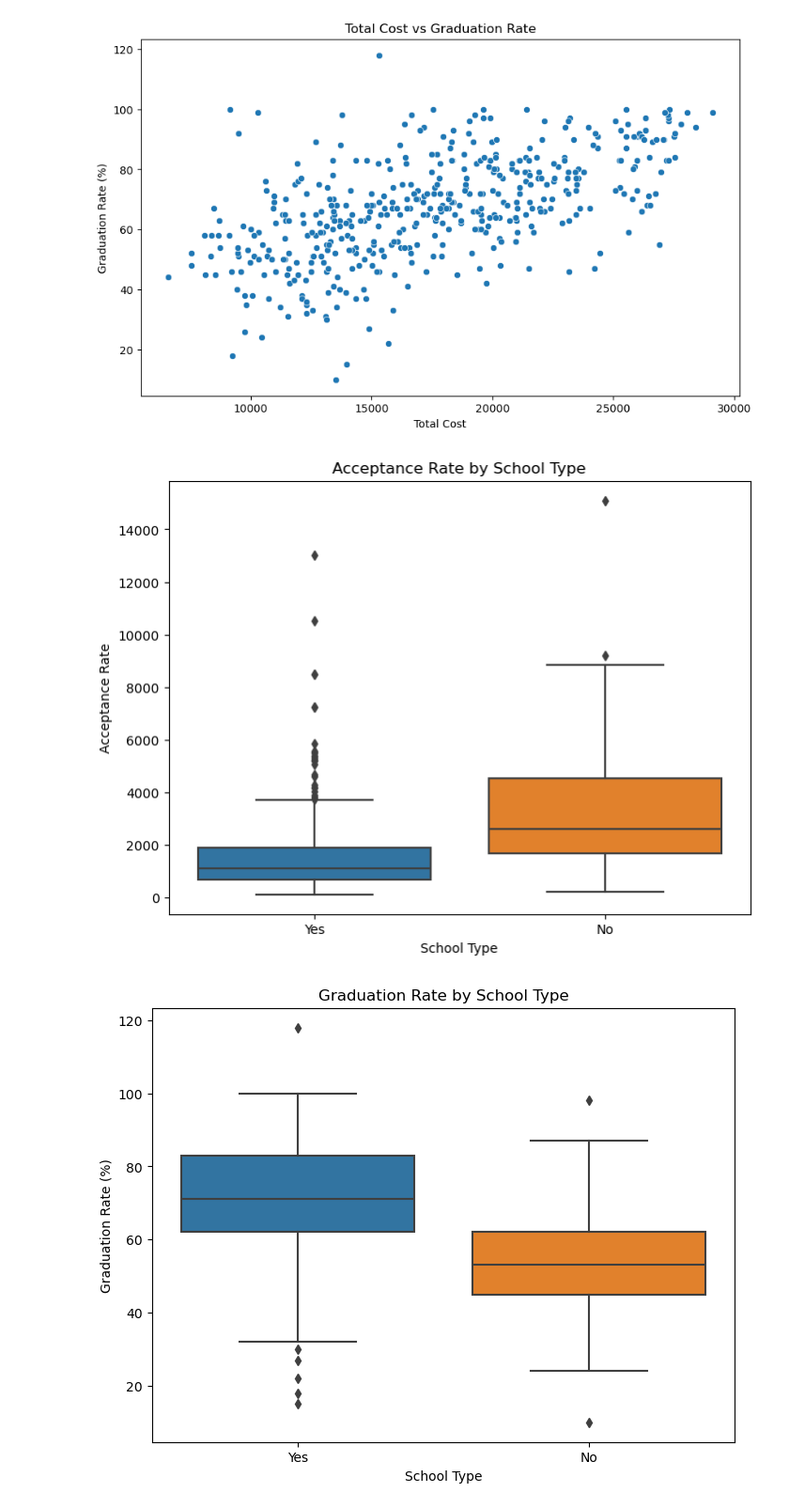
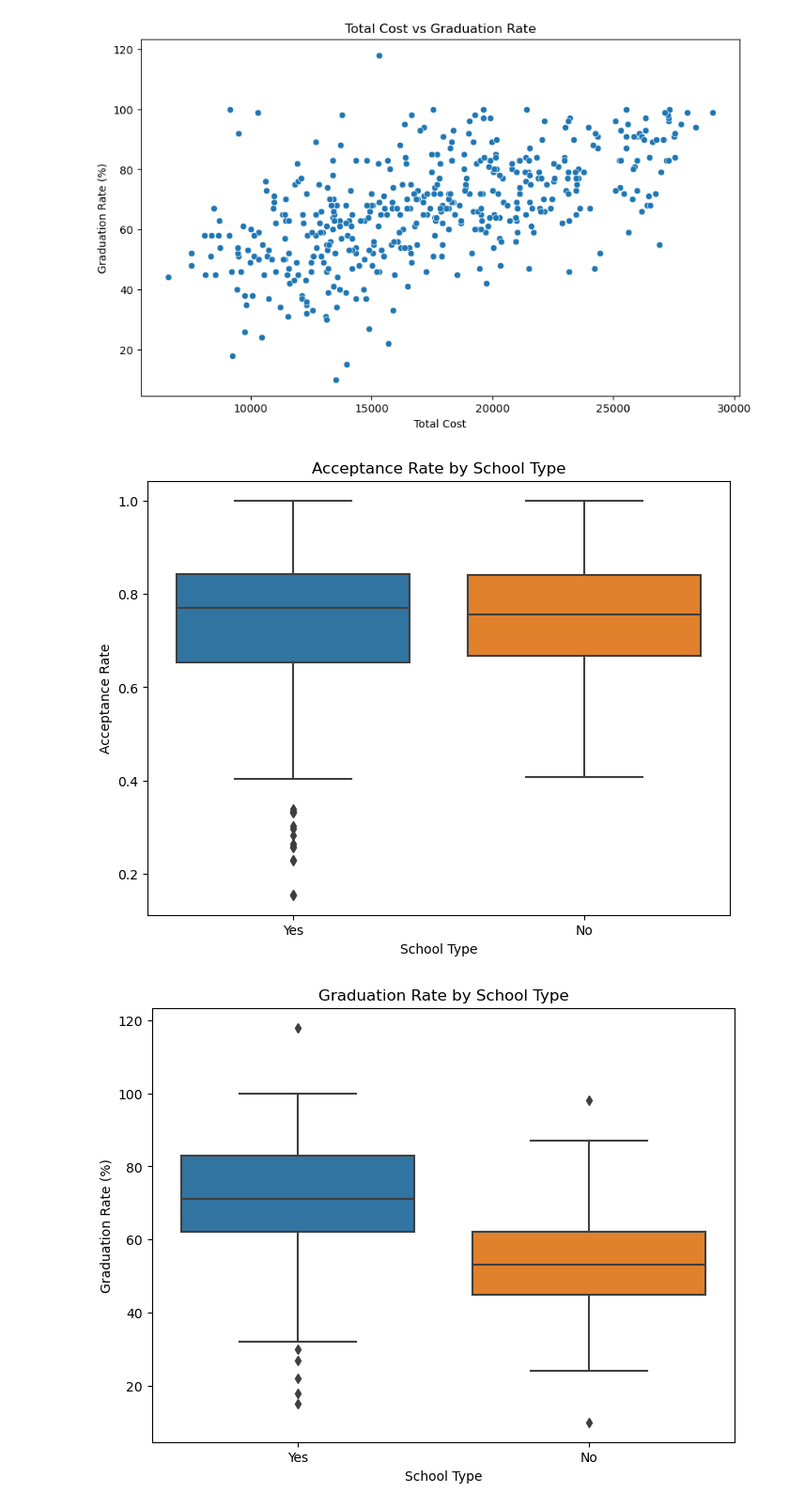
Before and after one commit to sWeeks99/Education_Trends_and_Opportunities, a Jupyter notebook: gulsens_analysis/gulsens_analysis.ipynb, the cells around one changed output. Shown: that part at 94% size. Cells and saved outputs as stored; diff of their text form; code cells hidden in the pictures.

Commit message:
Changing accept to Acceptance Rate

```diff
--- a/gulsens_analysis/gulsens_analysis.ipynb
+++ b/gulsens_analysis/gulsens_analysis.ipynb
@@ -207,13 +208,13 @@ plt.show()
 # %%
 # Box plot: Acceptance Rate by School Type
 plt.figure(figsize=(8, 6))
-sns.boxplot(x='Private', y='Accept', data=merged_data)
+sns.boxplot(x='Private', y='Acceptance Rate', data=merged_data)
 plt.title('Acceptance Rate by School Type')
 plt.xlabel('School Type')
 plt.ylabel('Acceptance Rate')
 plt.show()
 # %% [output]
-[figure, old version]
+[figure, new version]
 # %%
 # Box plot: Graduation Rate by School Type
 plt.figure(figsize=(8, 6))
```
Also changed, not shown: parts of 5 cells of this notebook.
